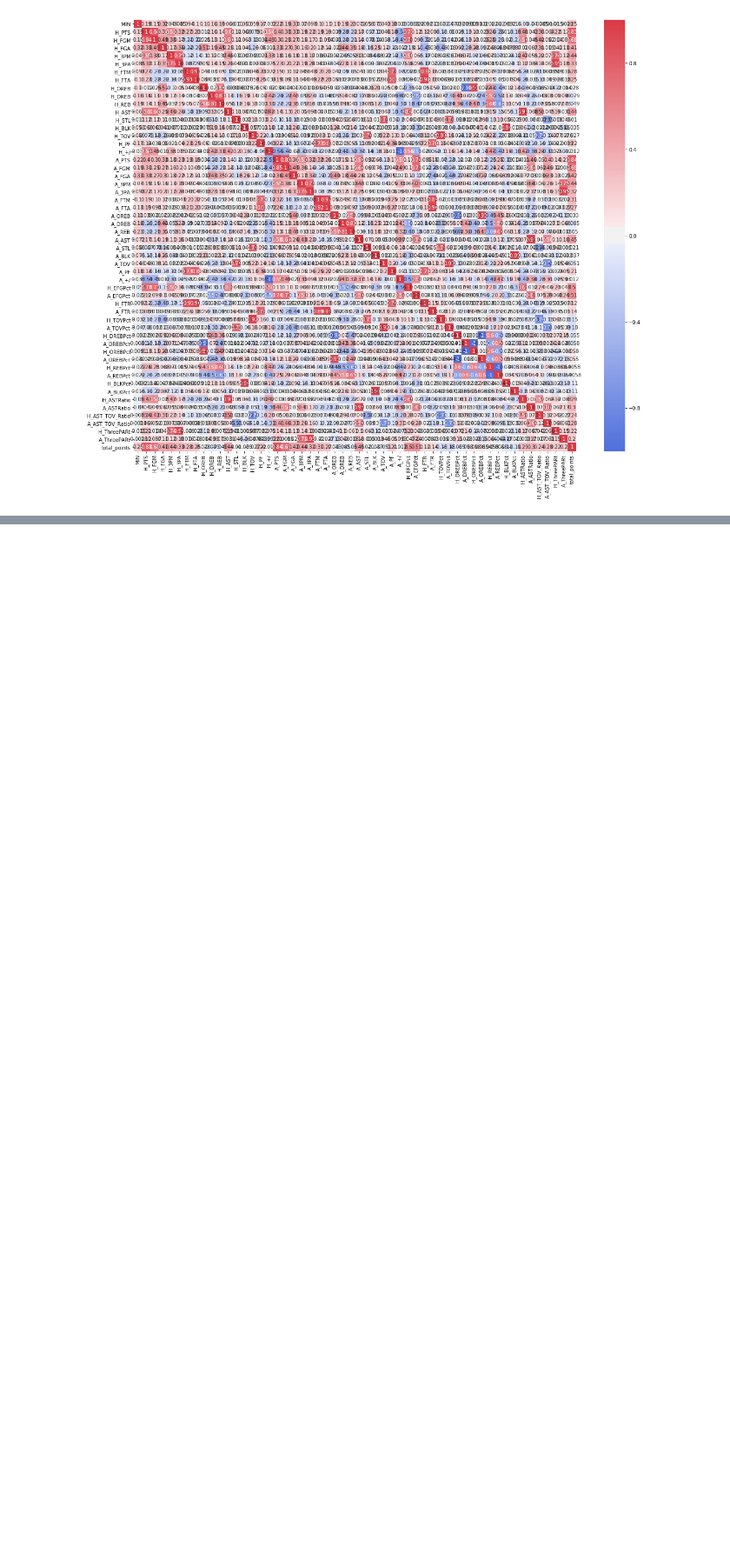
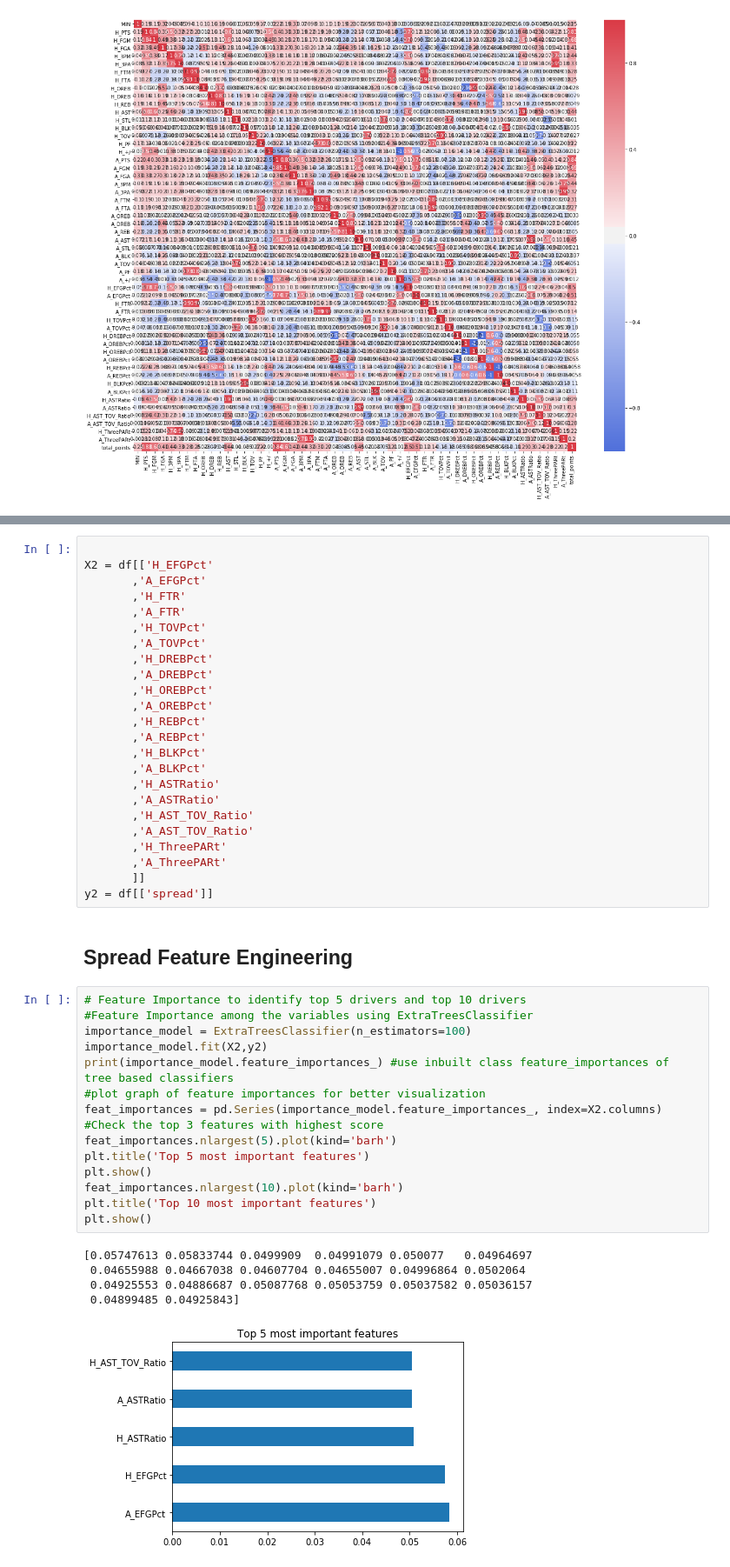
Before and after one commit to ThomasMoroski/NBA-Modeling-and-NLP-Application, a Jupyter notebook: NBA_Modeling_and_NLP_Application.ipynb, the cells around one changed output, grey strips where cells are left out. Shown at 87% size. Cells and saved outputs as stored; diff of their text form; blank space fills up the shorter version.

```diff
--- a/NBA_Modeling_and_NLP_Application.ipynb
+++ b/NBA_Modeling_and_NLP_Application.ipynb
@@ -458,0 +389,47 @@ ax.set_title('Advanced Stats');
+# %%
+
+X2 = df[['H_EFGPct'
+       ,'A_EFGPct'
+       ,'H_FTR'
+       ,'A_FTR'
+       ,'H_TOVPct'
+       ,'A_TOVPct'
+       ,'H_DREBPct'
+       ,'A_DREBPct'
+       ,'H_OREBPct'
+       ,'A_OREBPct'
+       ,'H_REBPct'
+       ,'A_REBPct'
+       ,'H_BLKPct'
+       ,'A_BLKPct'
+       ,'H_ASTRatio'
+       ,'A_ASTRatio'
+       ,'H_AST_TOV_Ratio'
+       ,'A_AST_TOV_Ratio'
+       ,'H_ThreePARt'
+       ,'A_ThreePARt'
+       ]]
+y2 = df[['spread']]
+# %% [markdown]
+## Spread Feature Engineering
+# %%
+# Feature Importance to identify top 5 drivers and top 10 drivers
+#Feature Importance among the variables using ExtraTreesClassifier
+importance_model = ExtraTreesClassifier(n_estimators=100)
+importance_model.fit(X2,y2)
+print(importance_model.feature_importances_) #use inbuilt class feature_importances of tree based classifiers
+#plot graph of feature importances for better visualization
+feat_importances = pd.Series(importance_model.feature_importances_, index=X2.columns)
+#Check the top 3 features with highest score
+feat_importances.nlargest(5).plot(kind='barh')
+plt.title('Top 5 most important features')
+plt.show()
+feat_importances.nlargest(10).plot(kind='barh')
+plt.title('Top 10 most important features')
+plt.show()
+# %% [output]
+[0.05747613 0.05833744 0.0499909  0.04991079 0.050077   0.04964697
+ 0.04655988 0.04667038 0.04607704 0.04655007 0.04996864 0.0502064
+ 0.04925553 0.04886687 0.05087768 0.05053759 0.05037582 0.05036157
+ 0.04899485 0.04925843]
+[figure, added]
```
Also changed, not shown: parts of 53 cells of this notebook.
